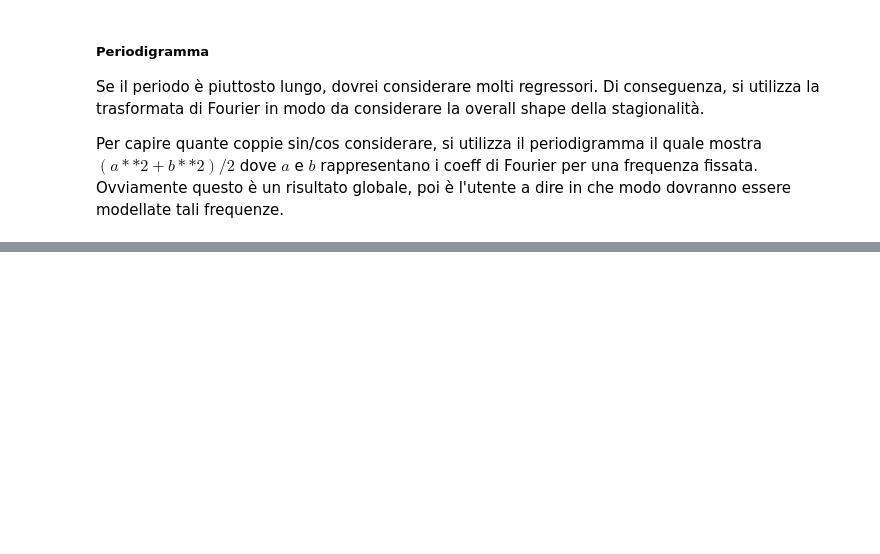
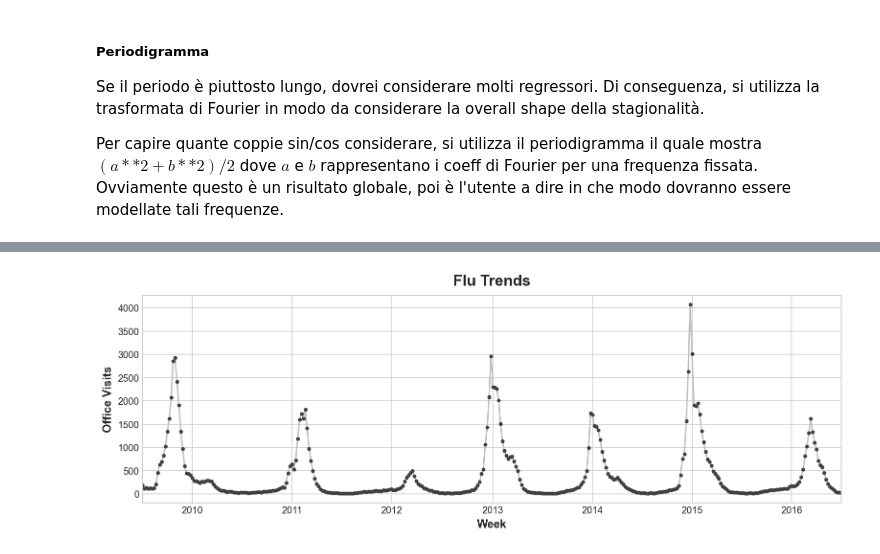
Before and after one commit to LuciaRavazzi/Kaggle, a Jupyter notebook: TimeSeries.ipynb, the cells around one changed output, grey strips where cells are left out. Cells and saved outputs as stored; diff of their text form; code cells hidden in the pictures; blank space fills up the shorter version.

```diff
--- a/TimeSeries.ipynb
+++ b/TimeSeries.ipynb
@@ -311,0 +365,13 @@ _ = ax.legend()
+# %%
+data_dir = Path("ts-course-data")
+flu_trends = pd.read_csv(data_dir / "flu-trends.csv")
+flu_trends.set_index(
+    pd.PeriodIndex(flu_trends.Week, freq="W"),
+    inplace=True,
+)
+flu_trends.drop("Week", axis=1, inplace=True)
+
+ax = flu_trends.FluVisits.plot(title='Flu Trends', **plot_params)
+_ = ax.set(ylabel="Office Visits")
+# %% [output]
+[figure, added]
```
Also changed, not shown: parts of 22 cells of this notebook, 1 other file.
